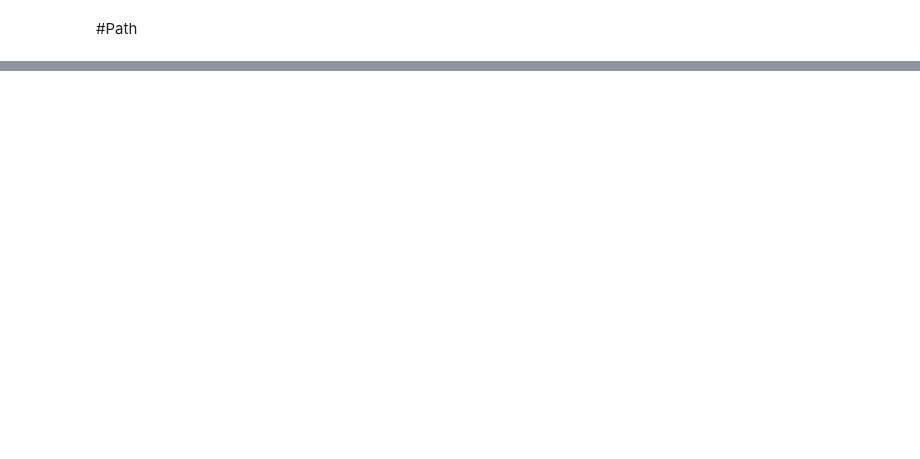
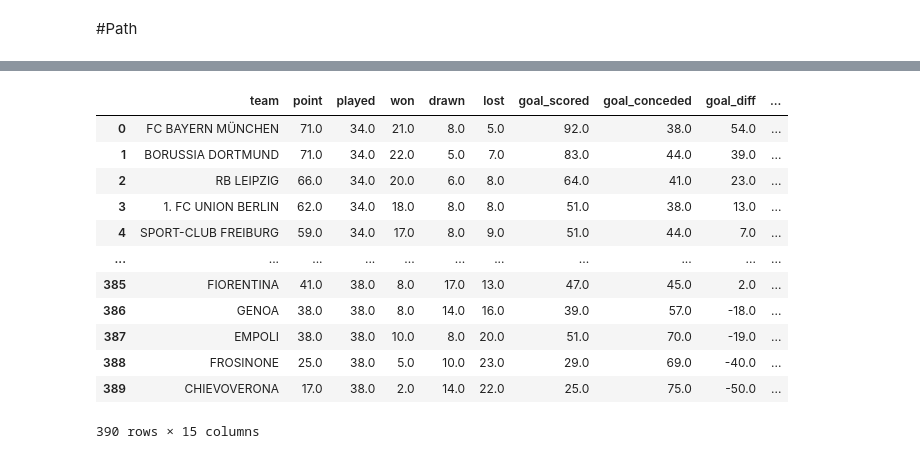
Before and after one commit to takkamdarios/Best_EU_League, a Jupyter notebook: best_eu_league.ipynb, the cells around one changed output, grey strips where cells are left out. Cells and saved outputs as stored; diff of their text form; code cells hidden in the pictures; blank space fills up the shorter version.

```diff
--- a/best_eu_league.ipynb
+++ b/best_eu_league.ipynb
@@ -207,0 +210,40 @@ for season, param in seasons.items():
+# %%
+
+def load_preprocess_league(league_folder):
+    league_dfs = []
+    for season_file in os.listdir(league_folder):
+        if season_file.endswith('.csv'):
+            season_path = os.path.join(league_folder, season_file)
+            df = pd.read_csv(season_path)
+
+            # Convert numeric columns to float
+            numeric_cols = ['point', 'played', 'won', 'drawn', 'lost', 'goal_scored', 'goal_conceded', 'goal_diff']
+            df[numeric_cols] = df[numeric_cols].astype(float)
+
+            # Data cleaning
+            df = df.dropna(subset=['team'])  # Drop rows with missing team names
+            df = df.drop_duplicates()  # Remove duplicate rows
+
+            # Data transformation
+            df['win_percentage'] = (df['won'] / df['played']).round(6)
+            df['loss_percentage'] = (df['lost'] / df['played']).round(6)
+            df['goals_per_game'] = (df['goal_scored'] / df['played']).round(6)
+            df['goals_against_per_game'] = (df['goal_conceded'] / df['played']).round(6)
+            df = df.drop(columns=['id'])
+            df['season'] = season_file.split('.')[0]
+
+            league_dfs.append(df)
+
+    league_df = pd.concat(league_dfs, ignore_index=True)
+    return league_df
+
+# Load and preprocess data for all leagues
+all_leagues = []
+for league_folder in ['bundesliga', 'ligue1', 'premierleague', 'seriea']:
+    league_path = os.path.join(dataset_brut_url, league_folder)
+    league_df = load_preprocess_league(league_path)
+    league_df['league'] = league_folder
+    all_leagues.append(league_df)
+
+# Concatenate data from all leagues
+combined_df = pd.concat(all_leagues, ignore_index=True)
@@ -207,0 +269,16 @@ for season, param in seasons.items():
+# %%
+combined_df
+# %% [output]
+|  | team | point | played | won | drawn | lost | goal_scored | goal_conceded | goal_diff | ... |
+| 0 | FC BAYERN MÜNCHEN | 71.0 | 34.0 | 21.0 | 8.0 | 5.0 | 92.0 | 38.0 | 54.0 | ... |
+| 1 | BORUSSIA DORTMUND | 71.0 | 34.0 | 22.0 | 5.0 | 7.0 | 83.0 | 44.0 | 39.0 | ... |
+| 2 | RB LEIPZIG | 66.0 | 34.0 | 20.0 | 6.0 | 8.0 | 64.0 | 41.0 | 23.0 | ... |
+| 3 | 1. FC UNION BERLIN | 62.0 | 34.0 | 18.0 | 8.0 | 8.0 | 51.0 | 38.0 | 13.0 | ... |
+| 4 | SPORT-CLUB FREIBURG | 59.0 | 34.0 | 17.0 | 8.0 | 9.0 | 51.0 | 44.0 | 7.0 | ... |
+| ... | ... | ... | ... | ... | ... | ... | ... | ... | ... | ... |
+| 385 | FIORENTINA | 41.0 | 38.0 | 8.0 | 17.0 | 13.0 | 47.0 | 45.0 | 2.0 | ... |
+| 386 | GENOA | 38.0 | 38.0 | 8.0 | 14.0 | 16.0 | 39.0 | 57.0 | -18.0 | ... |
+| 387 | EMPOLI | 38.0 | 38.0 | 10.0 | 8.0 | 20.0 | 51.0 | 70.0 | -19.0 | ... |
+| 388 | FROSINONE | 25.0 | 38.0 | 5.0 | 10.0 | 23.0 | 29.0 | 69.0 | -40.0 | ... |
+| 389 | CHIEVOVERONA | 17.0 | 38.0 | 2.0 | 14.0 | 22.0 | 25.0 | 75.0 | -50.0 | ... |
+390 rows × 15 columns
```
Also changed, not shown: parts of 26 cells of this notebook, 6 other files.
